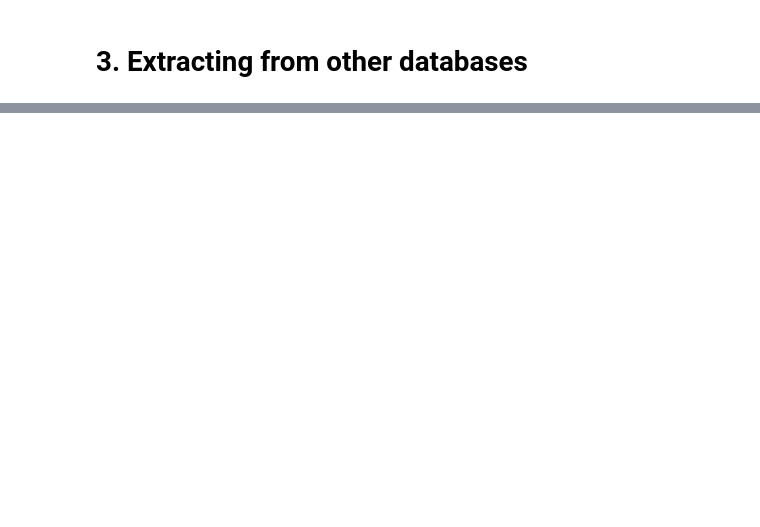
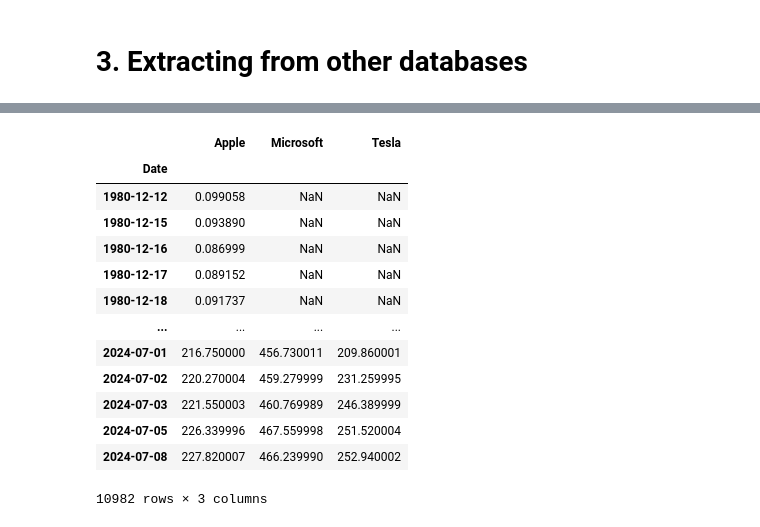
Before and after one commit to estcab00/timeseries-python, a Jupyter notebook: Sessions/Session 3 - Time Series Extraction.ipynb, the cells around one changed output, grey strips where cells are left out. Cells and saved outputs as stored; diff of their text form; code cells hidden in the pictures; blank space fills up the shorter version.

```diff
--- a/Sessions/Session 3 - Time Series Extraction.ipynb
+++ b/Sessions/Session 3 - Time Series Extraction.ipynb
@@ -1094,0 +685,23 @@ timelapse
+# %%
+YFinance.get_data(
+    {
+        'AAPL': 'Apple',
+        'MSFT': 'Microsoft',
+        'TSLA': 'Tesla'
+    }
+)
+# %% [output]
+|  | Apple | Microsoft | Tesla |
+| Date |  |  |  |
+| 1980-12-12 | 0.099058 | NaN | NaN |
+| 1980-12-15 | 0.093890 | NaN | NaN |
+| 1980-12-16 | 0.086999 | NaN | NaN |
+| 1980-12-17 | 0.089152 | NaN | NaN |
+| 1980-12-18 | 0.091737 | NaN | NaN |
+| ... | ... | ... | ... |
+| 2024-07-01 | 216.750000 | 456.730011 | 209.860001 |
+| 2024-07-02 | 220.270004 | 459.279999 | 231.259995 |
+| 2024-07-03 | 221.550003 | 460.769989 | 246.389999 |
+| 2024-07-05 | 226.339996 | 467.559998 | 251.520004 |
+| 2024-07-08 | 227.820007 | 466.239990 | 252.940002 |
+10982 rows × 3 columns
```
Also changed, not shown: parts of 101 cells of this notebook, 1 other file.
